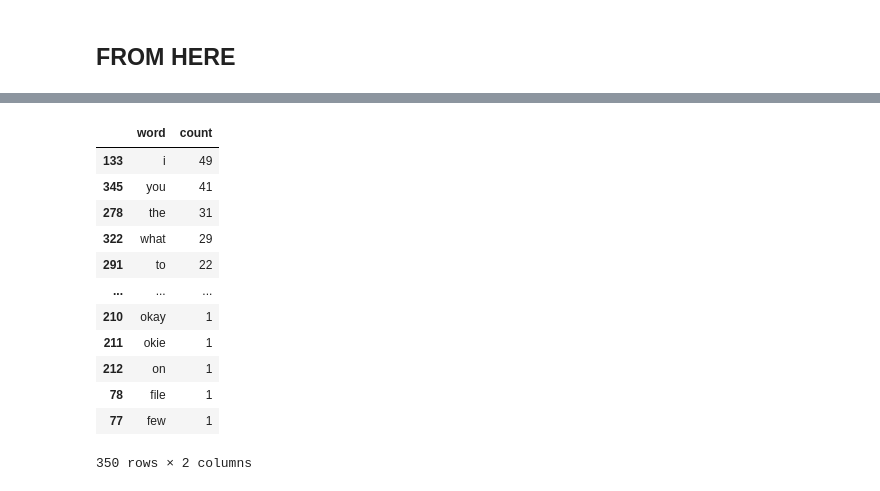
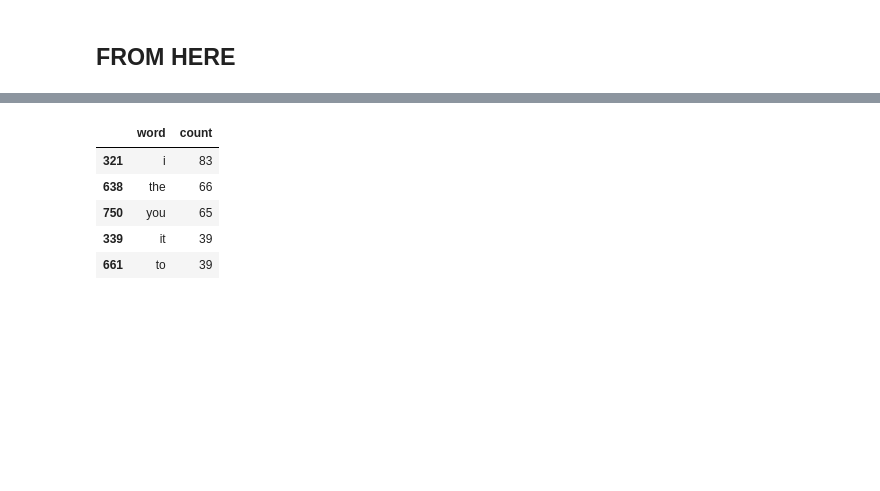
Before and after one commit to jwitt88/script-dialogue-analysis, a Jupyter notebook: sandbox-jn.ipynb, the cells around one changed output, grey strips where cells are left out. Cells and saved outputs as stored; diff of their text form; code cells hidden in the pictures; blank space fills up the shorter version.

Commit message:
- Added breakdowns for Point Break (great movie)
- Added line / word count breakdown for Point Break.
- Up next is Bill & Ted!

```diff
--- a/sandbox-jn.ipynb
+++ b/sandbox-jn.ipynb
@@ -11,3 +8,6 @@ site = 'https://www.imsdb.com/scripts/Point-Break.html'
+# %%
+#next up... Bill & Ted transcript:
+site = 'http://www.angelfire.com/tx3/80schild/bill1.html'
 # %%
 #lists for later
 lines_to_send = []
@@ -129,29 +86,37 @@ lines_to_send
 #split lines_to_send into words_to_send
 for line in lines_to_send:
 
-    for item in line.split(' '):
+    if '(' in line:
+        pass
 
-        #if the item is empty, ditch it
-        if item == '' or item == '-':
-            pass
+    elif ')' in line:
+        pass
 
-        #if the item is an interrupted word, starting or ending with - then pass
-        elif item[:1] == '-' or item[-1:] == '-':
-            pass
+    else:
 
-        #otherwise, clean and send it:
-        else:
+        for item in line.split(' '):
 
-            #hacky, but removes junk & force lower
-            item = item.replace('...', '').replace('?', '').replace('!', '').replace('.', ''). replace(',', '').replace('"', '')
-            item = item.lower()
-
+            #if the item is empty, ditch it
             if item == '' or item == '-':
                 pass
 
+            #if the item is an interrupted word, starting or ending with - then pass
+            elif item[:1] == '-' or item[-1:] == '-':
+                pass
+
+            #otherwise, clean and send it:
             else:
-                #add it to the list
-                words_to_send.append(item)
+
+                #hacky, but removes junk & force lower
+                item = item.replace('...', '').replace('?', '').replace('!', '').replace('.', ''). replace(',', '').replace('"', '')
+                item = item.lower()
+
+                if item == '' or item == '-':
+                    pass
+
+                else:
+                    #add it to the list
+                    words_to_send.append(item)
 # %%
 #here's what our words look like...
 words_to_send
@@ -236,19 +184,12 @@ df['count'] = df['count'].astype('int32')
 # %%
 df.sort_values('count', ascending=False, inplace=True)
 # %%
-df
+df.head()
 # %% [output]
 |  | word | count |
-| 133 | i | 49 |
-| 345 | you | 41 |
-| 278 | the | 31 |
-| 322 | what | 29 |
-| 291 | to | 22 |
-| ... | ... | ... |
-| 210 | okay | 1 |
-| 211 | okie | 1 |
-| 212 | on | 1 |
-| 78 | file | 1 |
-| 77 | few | 1 |
+| 321 | i | 83 |
+| 638 | the | 66 |
+| 750 | you | 65 |
+| 339 | it | 39 |
+| 661 | to | 39 |
-350 rows × 2 columns
 # %%
```
Also changed, not shown: parts of 14 cells of this notebook, 2 other files.
